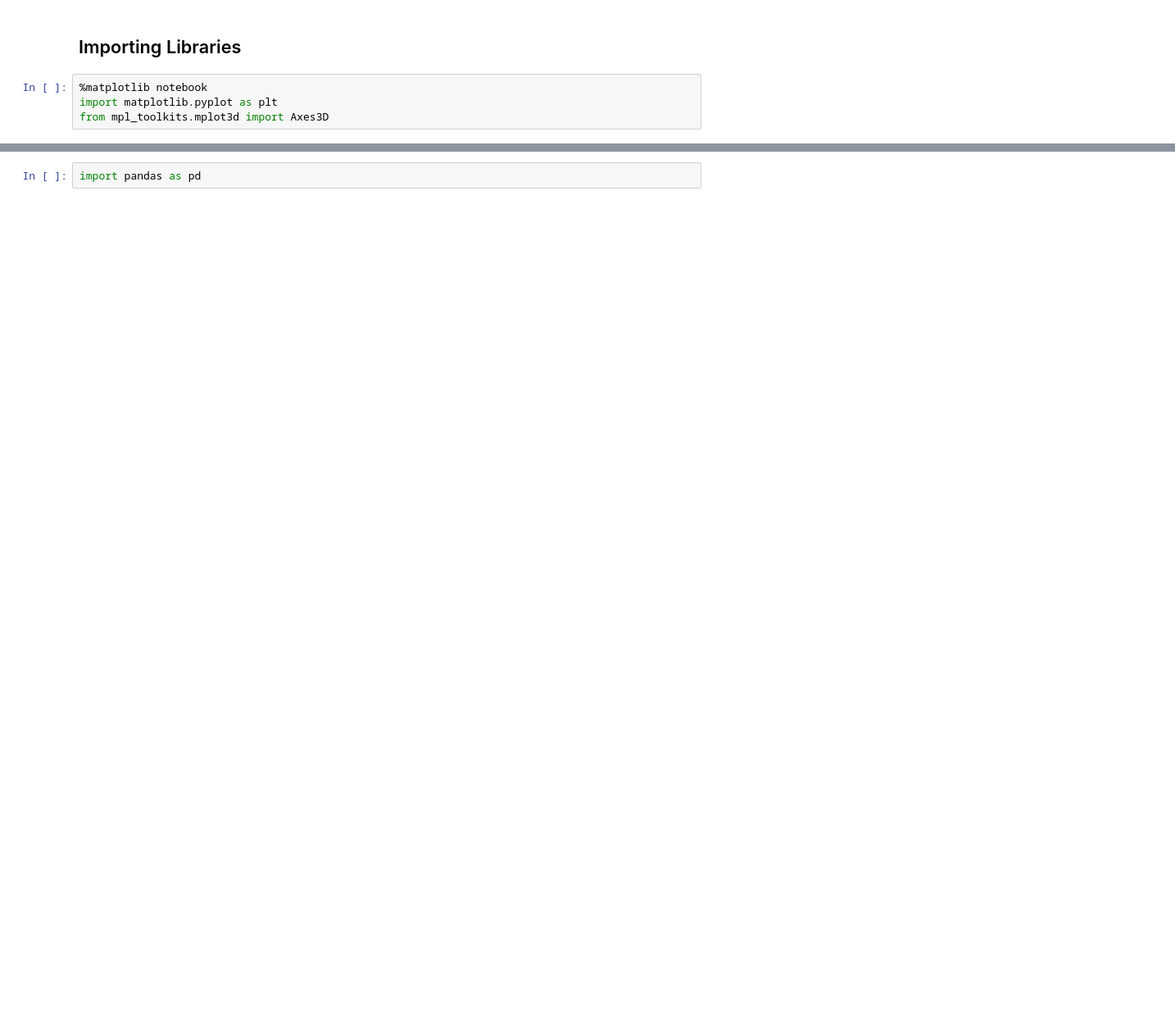
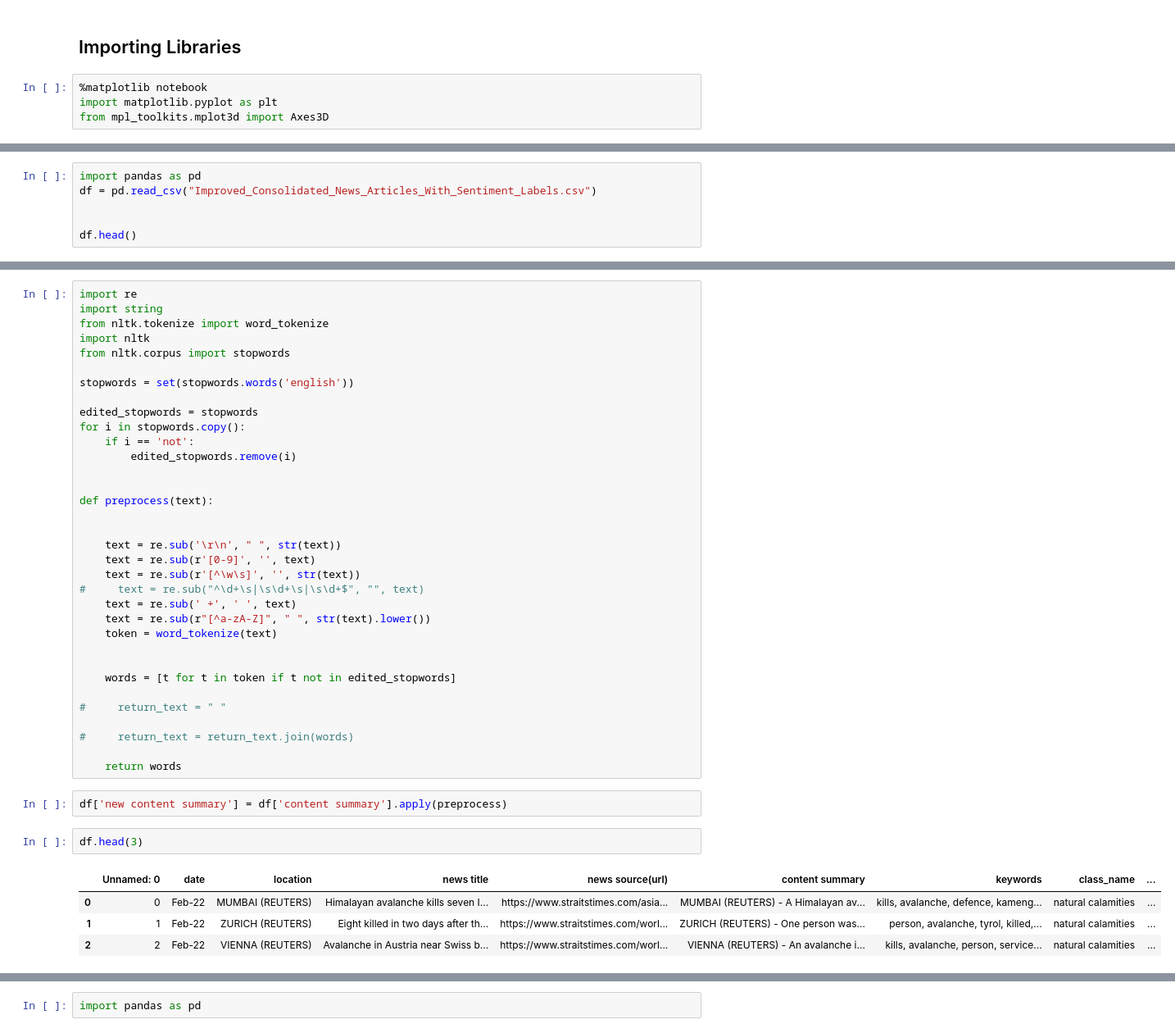
Before and after one commit to Shawntwj/FSX, a Jupyter notebook: 3D Plotting and Visualization/3D Plot Visualization.ipynb, the cells around one changed output, grey strips where cells are left out. Shown at 82% size. Saved outputs shown, nothing was run; the diff lists cells and outputs as text; blank space fills up the shorter version.

```diff
--- a/3D Plotting and Visualization/3D Plot Visualization.ipynb
+++ b/3D Plotting and Visualization/3D Plot Visualization.ipynb
@@ -10,0 +13,6 @@ from mpl_toolkits.mplot3d import Axes3D
+# %%
+import pandas as pd
+df = pd.read_csv("Improved_Consolidated_News_Articles_With_Sentiment_Labels.csv")
+
+
+df.head()
@@ -11 +26,44 @@ from mpl_toolkits.mplot3d import Axes3D
+# %%
+import re
+import string
+from nltk.tokenize import word_tokenize
+import nltk
+from nltk.corpus import stopwords
+
+stopwords = set(stopwords.words('english'))
+
+edited_stopwords = stopwords
+for i in stopwords.copy():
+    if i == 'not':
+        edited_stopwords.remove(i)
+
+
+def preprocess(text):
+
+
+    text = re.sub('\r\n', " ", str(text))
+    text = re.sub(r'[0-9]', '', text)
+    text = re.sub(r'[^\w\s]', '', str(text))
+#     text = re.sub("^\d+\s|\s\d+\s|\s\d+$", "", text)
+    text = re.sub(' +', ' ', text)
+    text = re.sub(r"[^a-zA-Z]", " ", str(text).lower())
+    token = word_tokenize(text)
+
+
+    words = [t for t in token if t not in edited_stopwords]
+
+#     return_text = " "
+
+#     return_text = return_text.join(words)
+
+    return words
+# %%
+df['new content summary'] = df['content summary'].apply(preprocess)
+# %%
+df.head(3)
+# %% [output]
+|  | Unnamed: 0 | date | location | news title | news source(url) | content summary | keywords | class_name | ... |
+| 0 | 0 | Feb-22 | MUMBAI (REUTERS) | Himalayan avalanche kills seven I... | https://www.straitstimes.com/asia... | MUMBAI (REUTERS) - A Himalayan av... | kills, avalanche, defence, kameng... | natural calamities | ... |
+| 1 | 1 | Feb-22 | ZURICH (REUTERS) | Eight killed in two days after th... | https://www.straitstimes.com/worl... | ZURICH (REUTERS) - One person was... | person, avalanche, tyrol, killed,... | natural calamities | ... |
+| 2 | 2 | Feb-22 | VIENNA (REUTERS) | Avalanche in Austria near Swiss b... | https://www.straitstimes.com/worl... | VIENNA (REUTERS) - An avalanche i... | kills, avalanche, person, service... | natural calamities | ... |
 # %% [markdown]
```
Also changed, not shown: parts of 32 cells of this notebook, 1 other file.
